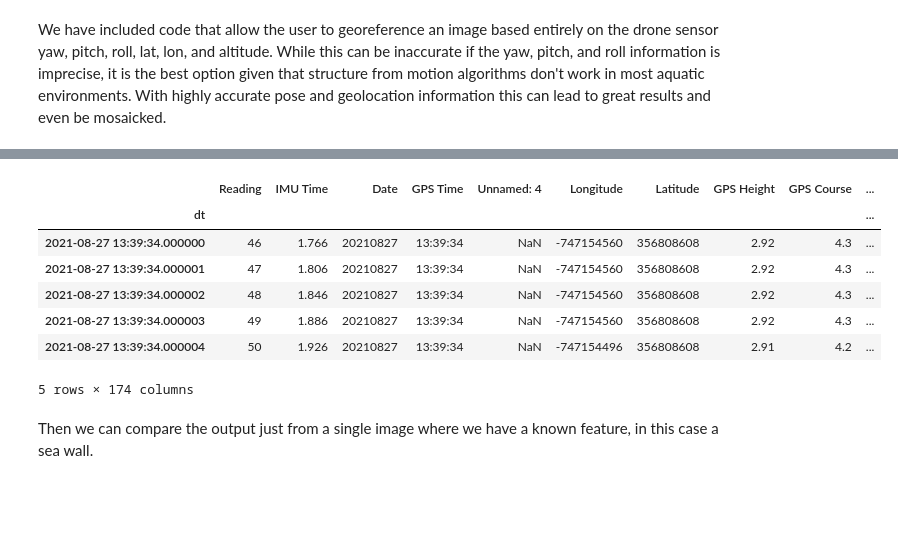
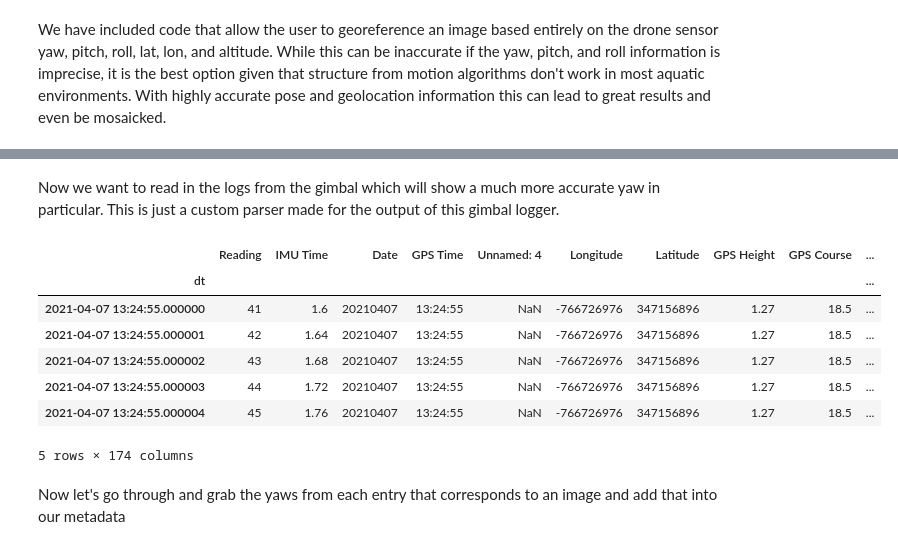
Before and after one commit to aewindle110/DroneWQ, a Jupyter notebook: georeferencing_improved.ipynb, the cells around one changed output, grey strips where cells are left out. Saved outputs shown, nothing was run; the diff lists cells and outputs as text; code cells hidden in the pictures; blank space fills up the shorter version.

```diff
--- a/georeferencing_improved.ipynb
+++ b/georeferencing_improved.ipynb
@@ -70,3 +84,5 @@ We have included code that allow the user to georeference an image based entirel
+# %% [markdown]
+Now we want to read in the logs from the gimbal which will show a much more accurate yaw in particular. This is just a custom parser made for the output of this gimbal logger.
 # %%
 def format_alta_logs(fp):
     alta_logs = pd.read_csv(fp)
@@ -80,16 +96,18 @@ def format_alta_logs(fp):
     alta_logs = alta_logs.sort_index()
     return(alta_logs)
 # %%
-alta_logs = format_alta_logs(project_path + '/SYNLog-13-39-33_27-08-2021_edit.csv')
+alta_logs = format_alta_logs(project_path + '/SYNLog-13-24-55_07-04-2021.csv')
 alta_logs.head()
 # %% [output]
 |  | Reading | IMU Time | Date | GPS Time | Unnamed: 4 | Longitude | Latitude | GPS Height | GPS Course | ... |
 | dt |  |  |  |  |  |  |  |  |  | ... |
-| 2021-08-27 13:39:34.000000 | 46 | 1.766 | 20210827 | 13:39:34 | NaN | -747154560 | 356808608 | 2.92 | 4.3 | ... |
-| 2021-08-27 13:39:34.000001 | 47 | 1.806 | 20210827 | 13:39:34 | NaN | -747154560 | 356808608 | 2.92 | 4.3 | ... |
-| 2021-08-27 13:39:34.000002 | 48 | 1.846 | 20210827 | 13:39:34 | NaN | -747154560 | 356808608 | 2.92 | 4.3 | ... |
-| 2021-08-27 13:39:34.000003 | 49 | 1.886 | 20210827 | 13:39:34 | NaN | -747154560 | 356808608 | 2.92 | 4.3 | ... |
-| 2021-08-27 13:39:34.000004 | 50 | 1.926 | 20210827 | 13:39:34 | NaN | -747154496 | 356808608 | 2.91 | 4.2 | ... |
+| 2021-04-07 13:24:55.000000 | 41 | 1.6 | 20210407 | 13:24:55 | NaN | -766726976 | 347156896 | 1.27 | 18.5 | ... |
+| 2021-04-07 13:24:55.000001 | 42 | 1.64 | 20210407 | 13:24:55 | NaN | -766726976 | 347156896 | 1.27 | 18.5 | ... |
+| 2021-04-07 13:24:55.000002 | 43 | 1.68 | 20210407 | 13:24:55 | NaN | -766726976 | 347156896 | 1.27 | 18.5 | ... |
+| 2021-04-07 13:24:55.000003 | 44 | 1.72 | 20210407 | 13:24:55 | NaN | -766726976 | 347156896 | 1.27 | 18.5 | ... |
+| 2021-04-07 13:24:55.000004 | 45 | 1.76 | 20210407 | 13:24:55 | NaN | -766726976 | 347156896 | 1.27 | 18.5 | ... |
 5 rows × 174 columns
+# %% [markdown]
+Now let's go through and grab the yaws from each entry that corresponds to an image and add that into our metadata
 # %%
 alta_yaws = []
@@ -102,2 +119,0 @@ rrs_img_metadata['alta_yaw'] = alta_yaws
-# %% [markdown]
-Then we can compare the output just from a single image where we have a known feature, in this case a sea wall.
```
Also changed, not shown: parts of 32 cells of this notebook, 3 other files.
